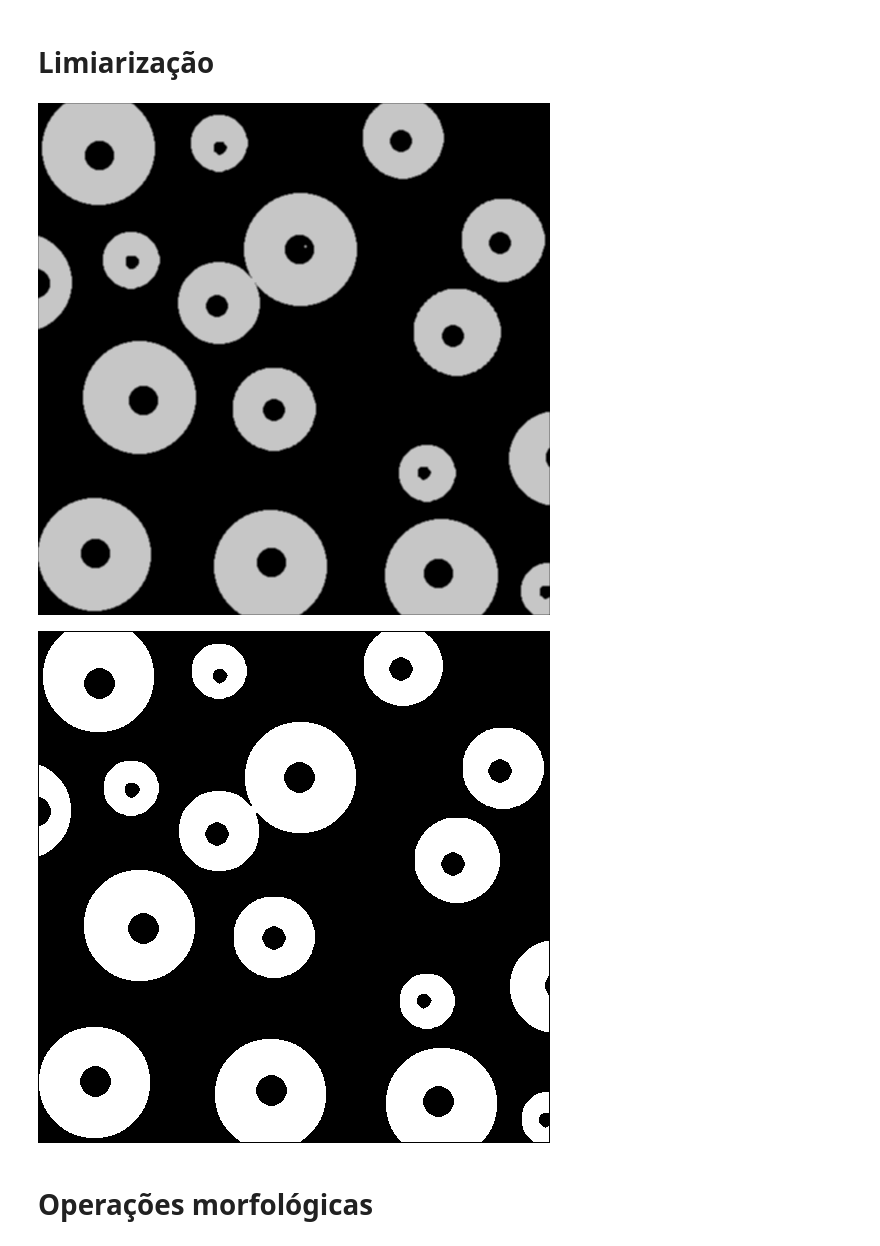
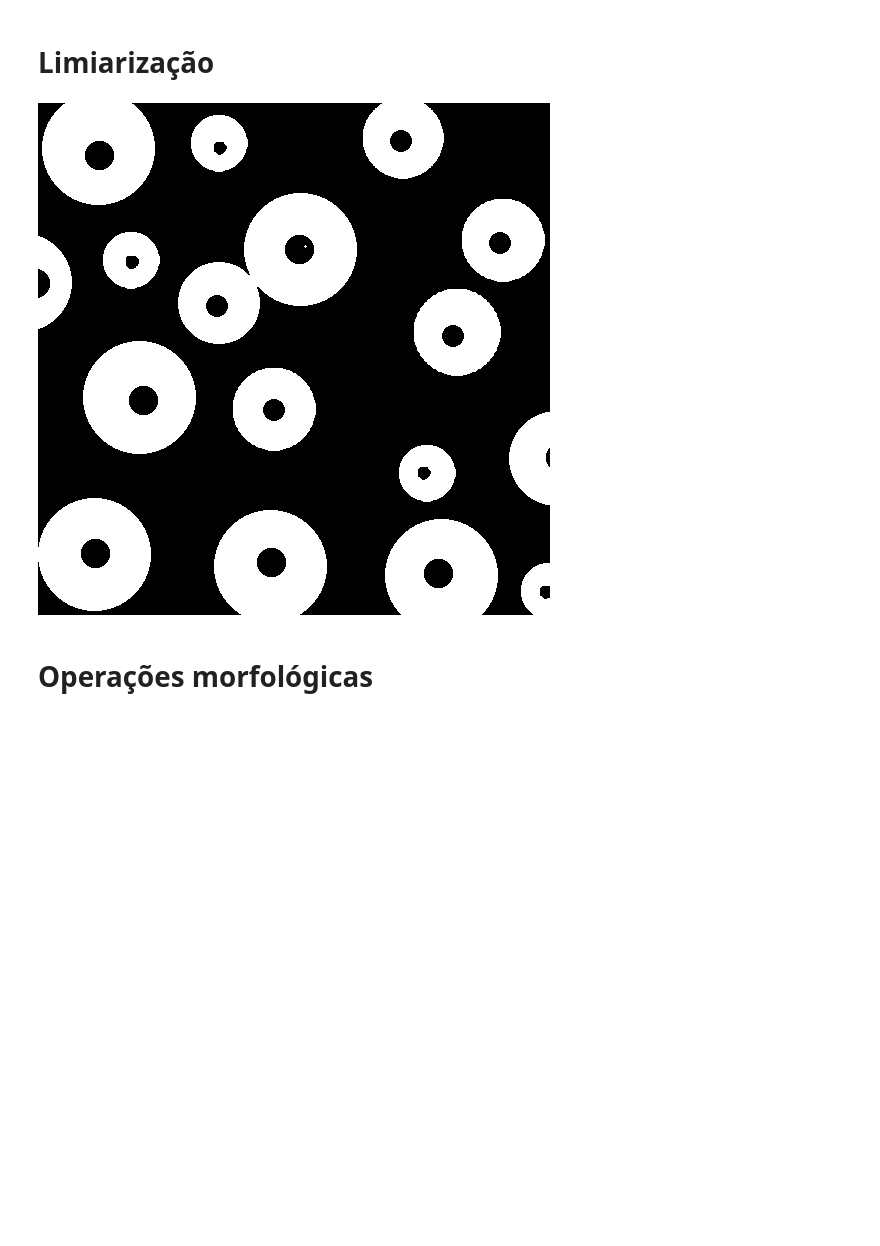
Before and after one commit to hoffera/PDI-Projeto-M2, a Jupyter notebook: Parte_2_–_Segmentação_Morfológica_e_Gap_Filling_para_Contagem_de_Células.ipynb, the cells around one changed output. Drawn from its saved outputs; the diff is of its cells as text; code cells hidden in the pictures; blank space fills up the shorter version.

```diff
--- a/Parte_2_–_Segmentação_Morfológica_e_Gap_Filling_para_Contagem_de_Células.ipynb
+++ b/Parte_2_–_Segmentação_Morfológica_e_Gap_Filling_para_Contagem_de_Células.ipynb
@@ -52,9 +51,6 @@ def conv2d(img, kernel, padding=True):
     return np.array(output, dtype=np.uint8)
 # %%
 def gauss_create(sigma=1, size_x=3, size_y=3):
-    '''
-    Create normal (gaussian) distribuiton
-    '''
     x, y = np.meshgrid(np.linspace(-1,1,size_x), np.linspace(-1,1,size_y))
     calc = 1/((2*np.pi*(sigma**2)))
     exp = np.exp(-(((x**2) + (y**2))/(2*(sigma**2))))
@@ -72,14 +68,16 @@ def filtro_gaussiano(img):
 # %% [markdown]
 # Pré-processamento
 # %%
-imagem_1 = cv2.imread('/content/gap-region-filling.tif',1)
+imagem_1 = cv2.imread('/content/gap-region-filling (1).tif',1)
 
 
 #APLICANDO GRAYSCALE
-
 imagem_1_grayscale = grayscale(imagem_1)
 cv2_imshow(imagem_1_grayscale)
 
+#APLICAR RUIDO
+
+#APLICANDO GAUSSIANO
 imagem_1_gauss = filtro_gaussiano(imagem_1_grayscale)
 
 cv2_imshow(imagem_1_gauss)
@@ -91,31 +89,30 @@ cv2_imshow(imagem_1_gauss)
 # %%
 #limiar
 img_in = imagem_1_gauss
 
 img_out = np.zeros(img_in.shape)
 
 for i in range(img_in.shape[0]):
     for j in range(img_in.shape[1]):
-        if img_in[i,j] < 155 :
+        if img_in[i,j] < 95 :
             img_out[i,j] = 0
         else:
             img_out[i,j] = 255 #img_in[i,j]
 
-img_out = np.array(img_out, dtype = np.uint8)
+img_limiar = np.array(img_out, dtype = np.uint8)
 
-cv2_imshow(img_in)
-cv2_imshow(img_out)
+
+cv2_imshow(img_limiar)
 
 
 # metodo = cv2.THRESH_BINARY_INV + cv2.THRESH_OTSU
 # ret, imgBin = cv2.threshold(imagem_1_gauss, 0, 255, metodo)
 
 
 # print("O melhor limiar é:", ret)
 
 # cv2_imshow(imgBin)
 # %% [output]
-[figure, old version]
+[figure, new version]
-[figure, removed]
 # %% [markdown]
 # Operações morfológicas
```
Also changed, not shown: parts of 14 cells of this notebook.
